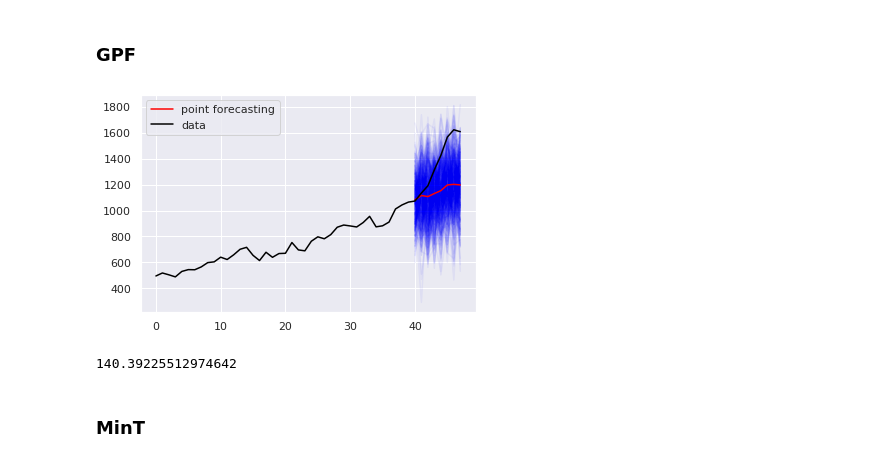
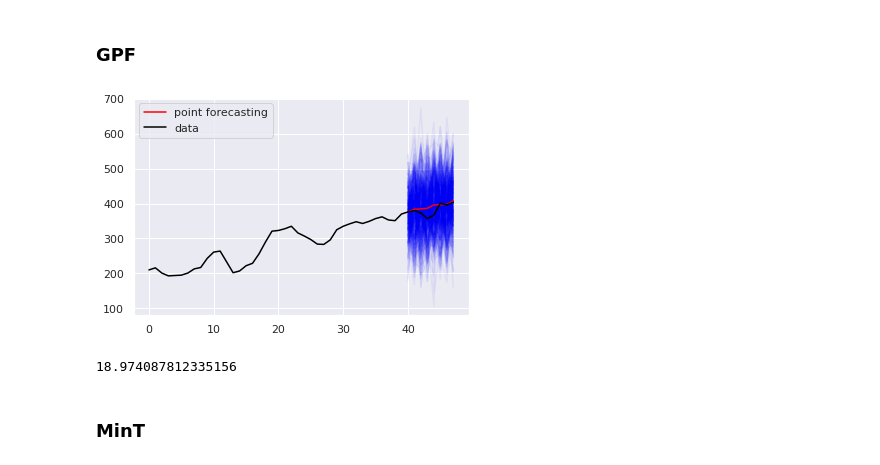
Before and after one commit to luisroque/run_models_distributed, a Jupyter notebook: notebooks/Results_comparing_all_algorithms_paper1_probabilistic.ipynb, the cells around one changed output. Saved outputs shown, nothing was run; the diff lists cells and outputs as text; code cells hidden in the pictures.

```diff
--- a/notebooks/Results_comparing_all_algorithms_paper1_probabilistic.ipynb
+++ b/notebooks/Results_comparing_all_algorithms_paper1_probabilistic.ipynb
@@ -122,17 +122,17 @@ for file in [path for path in os.listdir(path) if algorithm in path and dataset
         e = pickle.load(handle)
         handle.close()
 # %%
-series = 30
+series = 29
 plt.plot(np.arange(40, 48), e['predictions']['samples']['bottom'][-8:, series, :], alpha=0.05, color='blue')
 plt.plot(np.arange(40, 48), e['predictions']['points']['bottom'][:, series], alpha=1, color='red', label='point forecasting')
 plt.plot(true[:,series], color='black', label='data')
 plt.legend();
 # %% [output]
-[figure, old version]
+[figure, new version]
 # %%
 ps.crps_ensemble(true[-8:, series], e['predictions']['samples']['bottom'][-8:, series, :]).mean()
 # %% [output]
-140.39225512974642
+18.974087812335156
 # %% [markdown]
 ### MinT
 # %%
```
Also changed, not shown: parts of 4 cells of this notebook.
